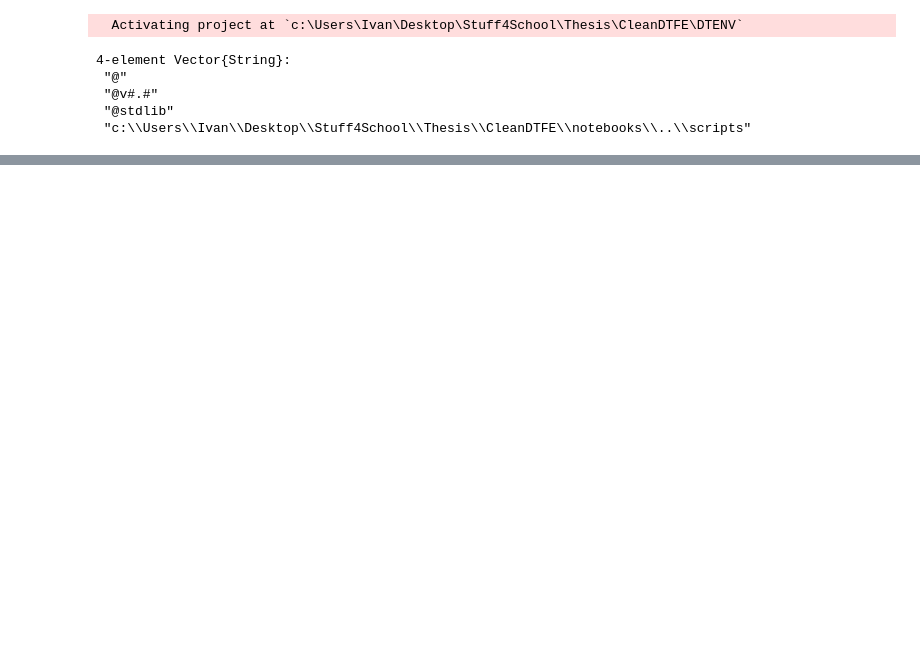
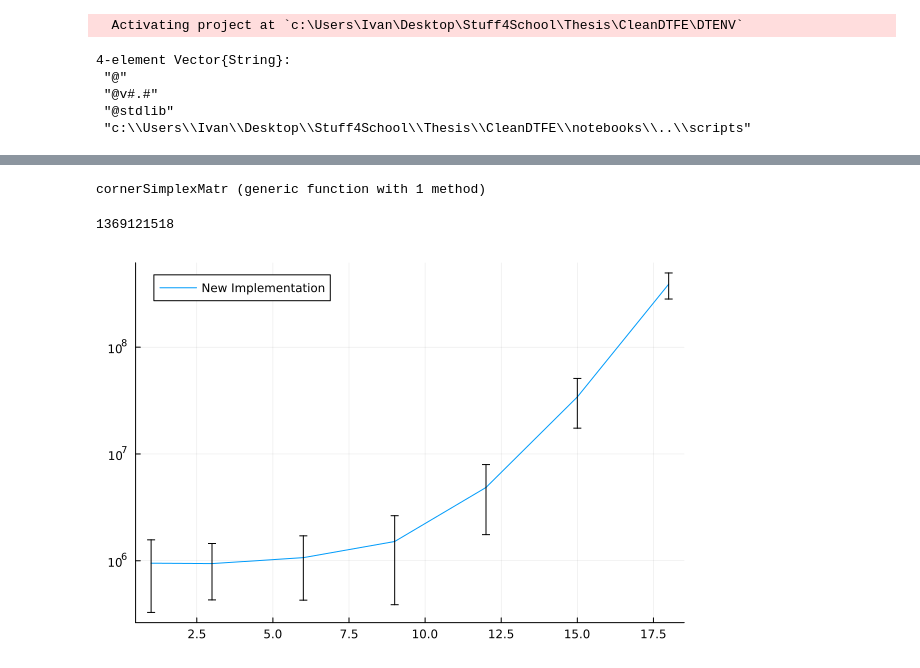
Before and after one commit to ispirovjr/CosmoDTFE.jl, a Jupyter notebook: notebooks/UpgradingBVH.ipynb, the cells around one changed output, grey strips where cells are left out. Saved outputs shown, nothing was run; the diff lists cells and outputs as text; code cells hidden in the pictures; blank space fills up the shorter version.

```diff
--- a/notebooks/UpgradingBVH.ipynb
+++ b/notebooks/UpgradingBVH.ipynb
@@ -85,8 +85,8 @@ function generateBVHTree(boxes,depth::Int,limBox::Matrix, indices)
     rightBox[ax,1] = line
 
     return BVHNode(depth,
-    generateBVHTreeNew(boxes,depth-1,leftBox,leftIDs),
-    generateBVHTreeNew(boxes,depth-1,rightBox,rightIDs),
+    generateBVHTree(boxes,depth-1,leftBox,leftIDs),
+    generateBVHTree(boxes,depth-1,rightBox,rightIDs),
     indices)
 end
 
@@ -113,3 +113,23 @@ end
 function cornerSimplexMatr(simplex)
     return hcat(minimum(simplex,dims=1)',maximum(simplex,dims=1)')
 end
+# %% [output]
+cornerSimplexMatr (generic function with 1 method)
+# %%
+timeNew = []
+errNew = []
+
+T = [1,3,6,9,12,15,18]
+
+for t in T
+    bench = @benchmarkable BVH(simplices,$t)
+    stats = run(bench)
+    push!(timeNew,mean(stats).time)
+    push!(errNew,std(stats).time)
+end
+# %% [output]
+1369121518
+# %%
+Plots.plot(T,timeNew,yerr=errNew,yscale=:log10,label="New Implementation")
+# %% [output]
+[figure, added]
```
Also changed, not shown: parts of 7 cells of this notebook, 1 other file.
